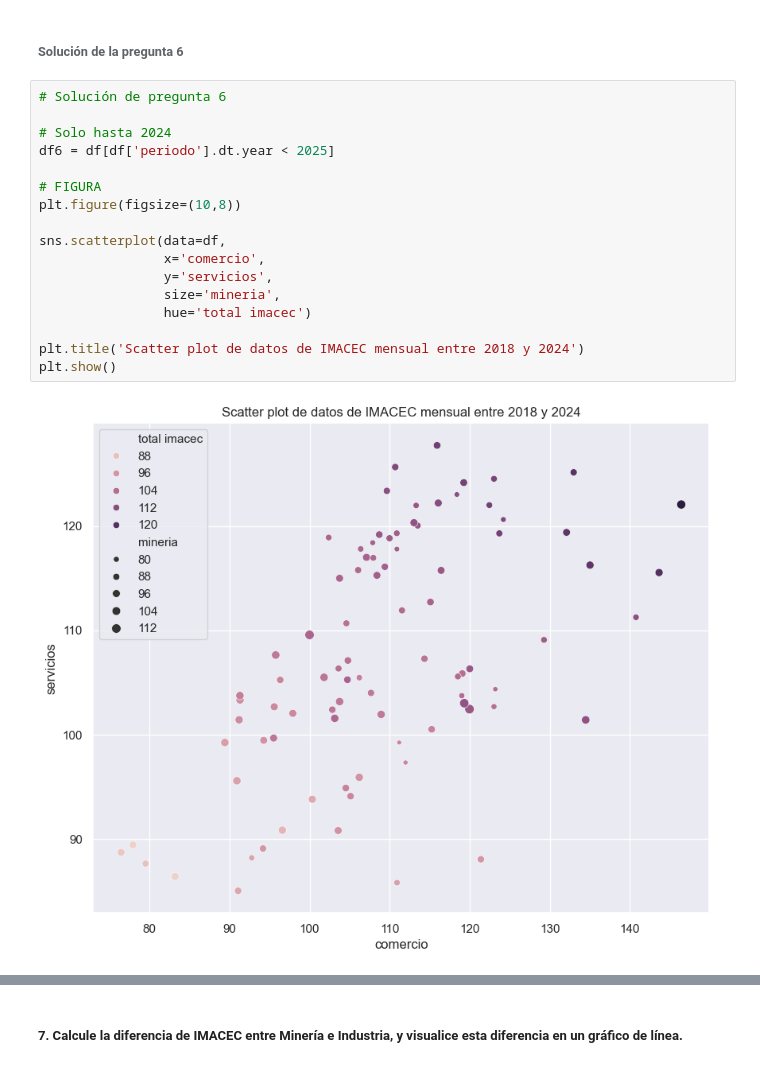
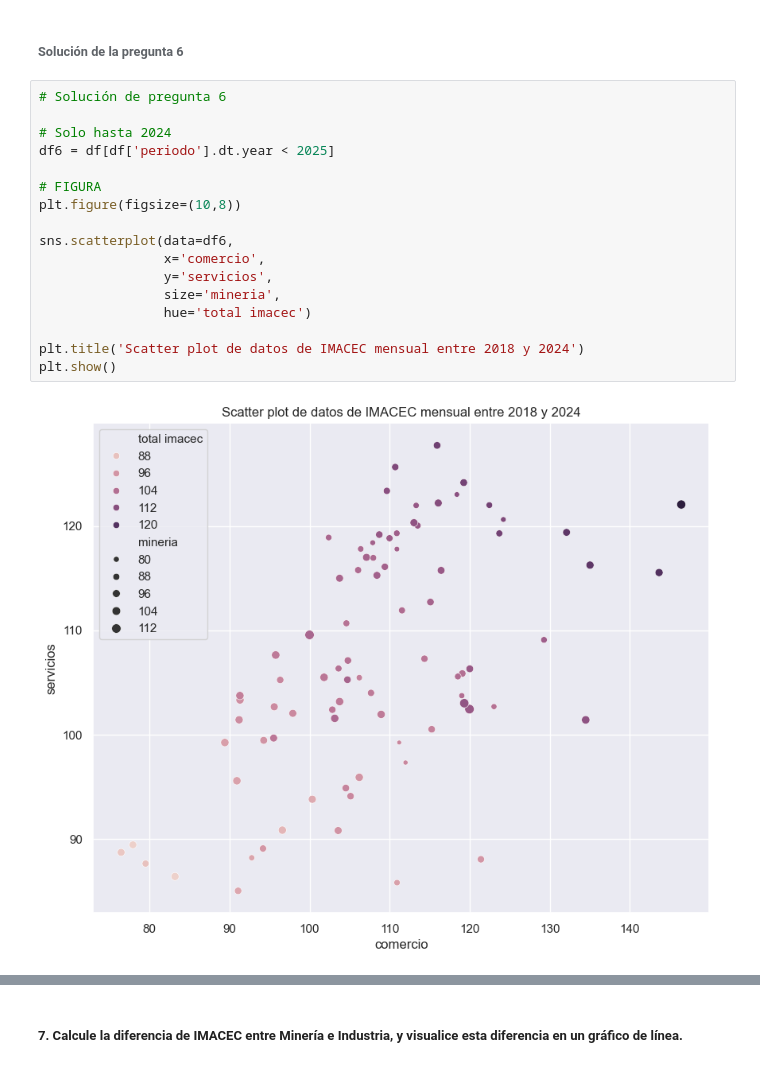
Before and after one commit to GabrielBurgosS/Data-Visualization-2025, a Jupyter notebook: Ayudantía 6 - Visualizaiones Complejas.ipynb, the cells around one changed output, grey strips where cells are left out. Drawn from its saved outputs; the diff is of its cells as text.

```diff
--- a/Ayudantía 6 - Visualizaiones Complejas.ipynb
+++ b/Ayudantía 6 - Visualizaiones Complejas.ipynb
@@ -301,19 +309,19 @@ fig.show()
 # %%
 # Solución de pregunta 6
 
 # Solo hasta 2024
 df6 = df[df['periodo'].dt.year < 2025]
 
 # FIGURA
 plt.figure(figsize=(10,8))
 
-sns.scatterplot(data=df,
+sns.scatterplot(data=df6,
                 x='comercio',
                 y='servicios',
                 size='mineria',
                 hue='total imacec')
 
 plt.title('Scatter plot de datos de IMACEC mensual entre 2018 y 2024')
 plt.show()
 # %% [output]
-[figure, old version]
+[figure, new version]
```
Also changed, not shown: parts of 18 cells of this notebook.
